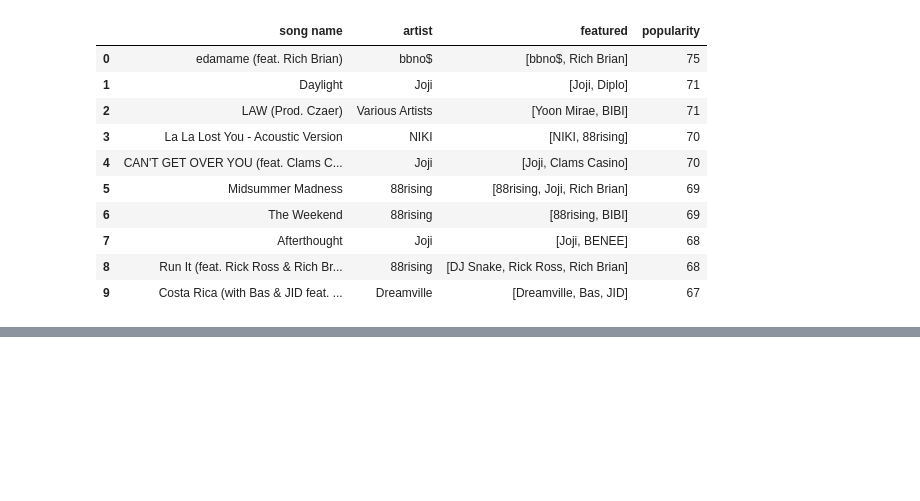
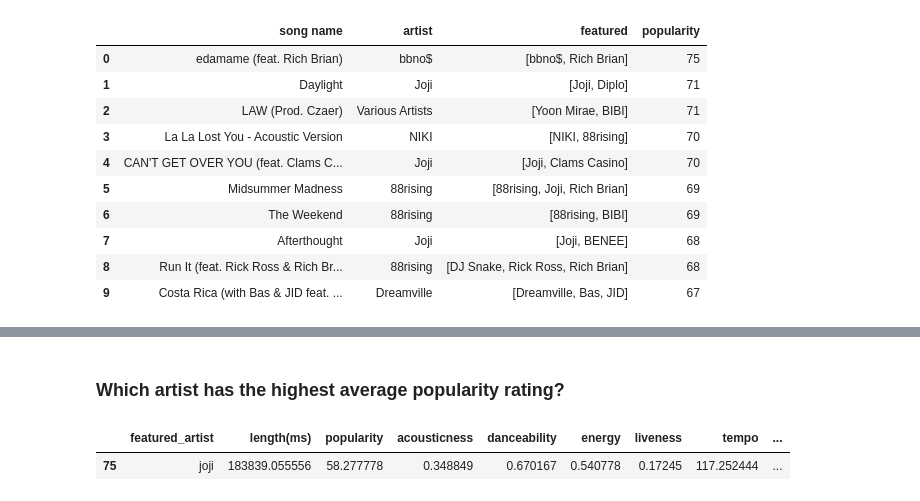
Before and after one commit to jeugenio103/Project-3, a Jupyter notebook: Collabs/collabs_analysis.ipynb, the cells around one changed output, grey strips where cells are left out. Saved outputs shown, nothing was run; the diff lists cells and outputs as text; code cells hidden in the pictures; blank space fills up the shorter version.

```diff
--- a/Collabs/collabs_analysis.ipynb
+++ b/Collabs/collabs_analysis.ipynb
@@ -797,0 +781,7 @@ text_file.close()
+# %% [markdown]
+### Which artist has the highest average popularity rating?
+# %%
+avg_collab_data.loc[avg_collab_data['featured_artist'].isin(lowercase_artists)].sort_values('popularity', ascending=False).head(1)
+# %% [output]
+|  | featured_artist | length(ms) | popularity | acousticness | danceability | energy | liveness | tempo | ... |
+| 75 | joji | 183839.055556 | 58.277778 | 0.348849 | 0.670167 | 0.540778 | 0.17245 | 117.252444 | ... |
```
Also changed, not shown: parts of 12 cells of this notebook, 6 other files.
